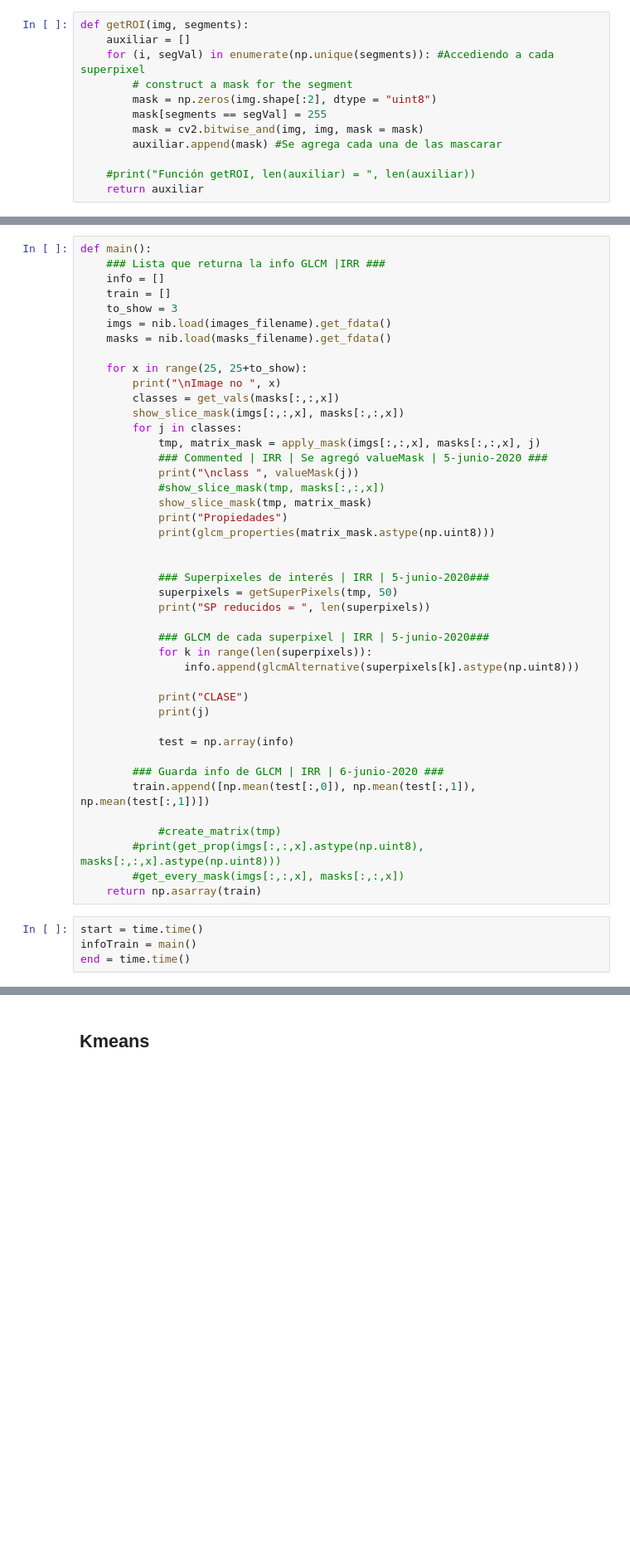
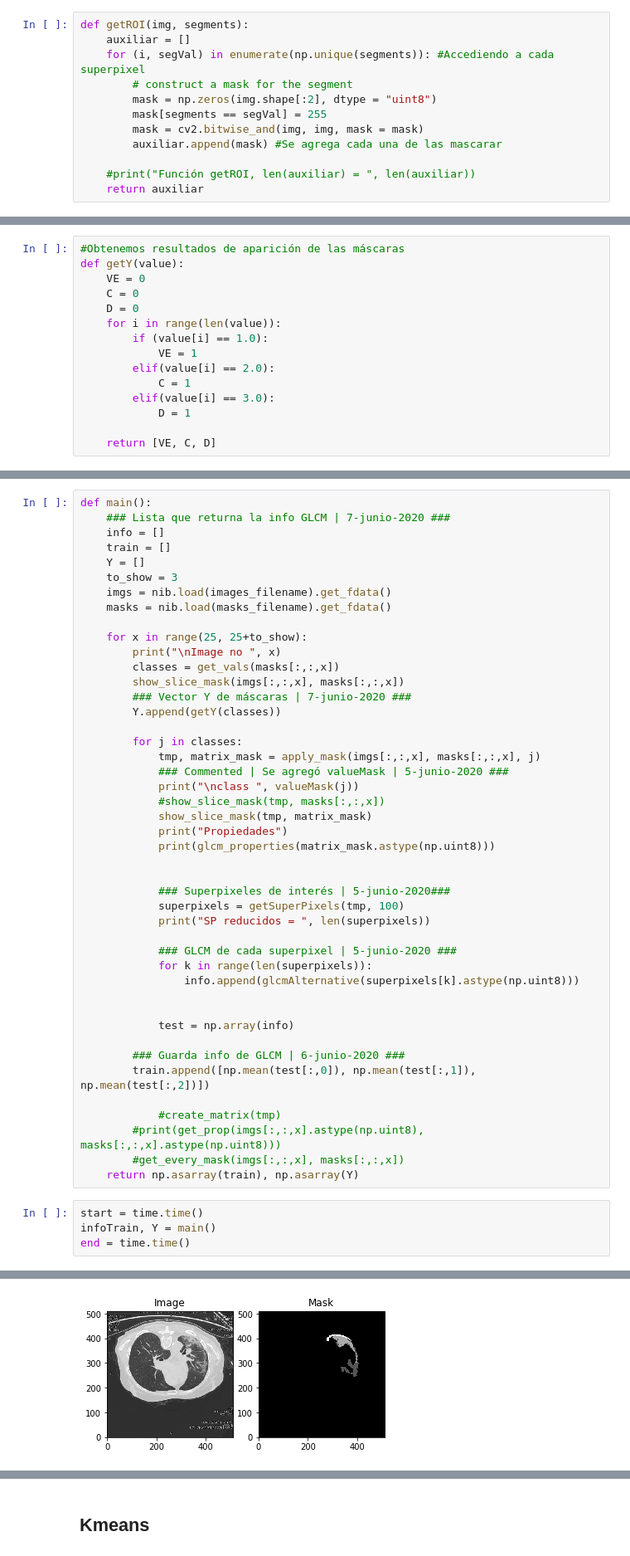
Before and after one commit to OscarEsC/covid19_symptoms_detector, a Jupyter notebook: covid19_symptoms_detector.py.ipynb, the cells around one changed output, grey strips where cells are left out. Shown: that part at 83% size. Drawn from its saved outputs; the diff is of its cells as text; blank space fills up the shorter version.

Commit message:
Se corrigieron valores de GLCM

```diff
--- a/covid19_symptoms_detector.py.ipynb
+++ b/covid19_symptoms_detector.py.ipynb
@@ -175,3 +175,18 @@ def getSuperPixels(tmp, number):
             res.append(prueba)
 
     return res
+# %%
+#Obtenemos resultados de aparición de las máscaras
+def getY(value):
+    VE = 0
+    C = 0
+    D = 0
+    for i in range(len(value)):
+        if (value[i] == 1.0):
+            VE = 1
+        elif(value[i] == 2.0):
+            C = 1
+        elif(value[i] == 3.0):
+            D = 1
+
+    return [VE, C, D]
@@ -178,8 +219,9 @@ def getSuperPixels(tmp, number):
 # %%
 def main():
-    ### Lista que returna la info GLCM |IRR ###
+    ### Lista que returna la info GLCM | 7-junio-2020 ###
     info = []
     train = []
+    Y = []
     to_show = 3
     imgs = nib.load(images_filename).get_fdata()
     masks = nib.load(masks_filename).get_fdata()
@@ -188,9 +230,12 @@ def main():
         print("\nImage no ", x)
         classes = get_vals(masks[:,:,x])
         show_slice_mask(imgs[:,:,x], masks[:,:,x])
+        ### Vector Y de máscaras | 7-junio-2020 ###
+        Y.append(getY(classes))
+
         for j in classes:
             tmp, matrix_mask = apply_mask(imgs[:,:,x], masks[:,:,x], j)
-            ### Commented | IRR | Se agregó valueMask | 5-junio-2020 ###
+            ### Commented | Se agregó valueMask | 5-junio-2020 ###
             print("\nclass ", valueMask(j))
             #show_slice_mask(tmp, masks[:,:,x])
             show_slice_mask(tmp, matrix_mask)
@@ -198,29 +243,27 @@ def main():
             print(glcm_properties(matrix_mask.astype(np.uint8)))
 
 
-            ### Superpixeles de interés | IRR | 5-junio-2020###
-            superpixels = getSuperPixels(tmp, 50)
+            ### Superpixeles de interés | 5-junio-2020###
+            superpixels = getSuperPixels(tmp, 100)
             print("SP reducidos = ", len(superpixels))
 
-            ### GLCM de cada superpixel | IRR | 5-junio-2020###
+            ### GLCM de cada superpixel | 5-junio-2020 ###
             for k in range(len(superpixels)):
                 info.append(glcmAlternative(superpixels[k].astype(np.uint8)))
 
-            print("CLASE")
-            print(j)
 
             test = np.array(info)
 
-        ### Guarda info de GLCM | IRR | 6-junio-2020 ###
-        train.append([np.mean(test[:,0]), np.mean(test[:,1]), np.mean(test[:,1])])
+        ### Guarda info de GLCM | 6-junio-2020 ###
+        train.append([np.mean(test[:,0]), np.mean(test[:,1]), np.mean(test[:,2])])
 
             #create_matrix(tmp)
         #print(get_prop(imgs[:,:,x].astype(np.uint8), masks[:,:,x].astype(np.uint8)))
         #get_every_mask(imgs[:,:,x], masks[:,:,x])
-    return np.asarray(train)
+    return np.asarray(train), np.asarray(Y)
 # %%
 start = time.time()
-infoTrain = main()
+infoTrain, Y = main()
 end = time.time()
 # %% [output]
 Image no  25
@@ -234,0 +281 @@ Propiedades
+[figure, new version]
```
Also changed, not shown: parts of 8 cells of this notebook, 1 other file.
